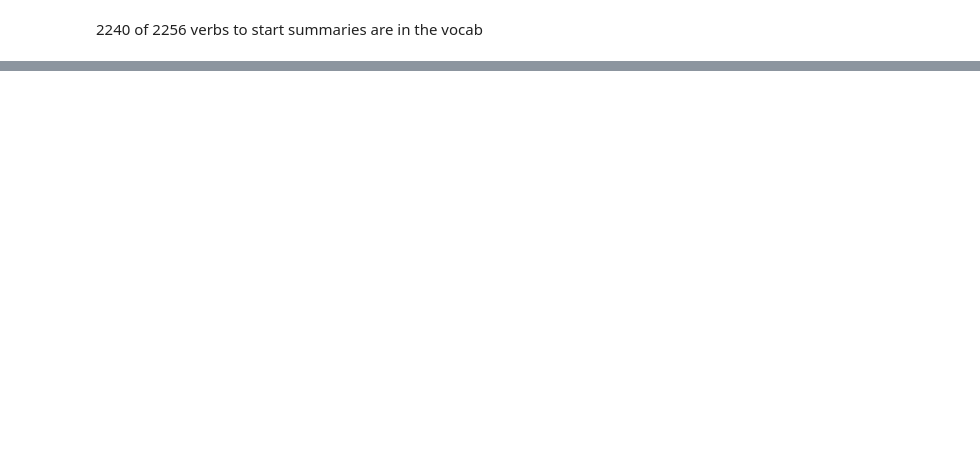
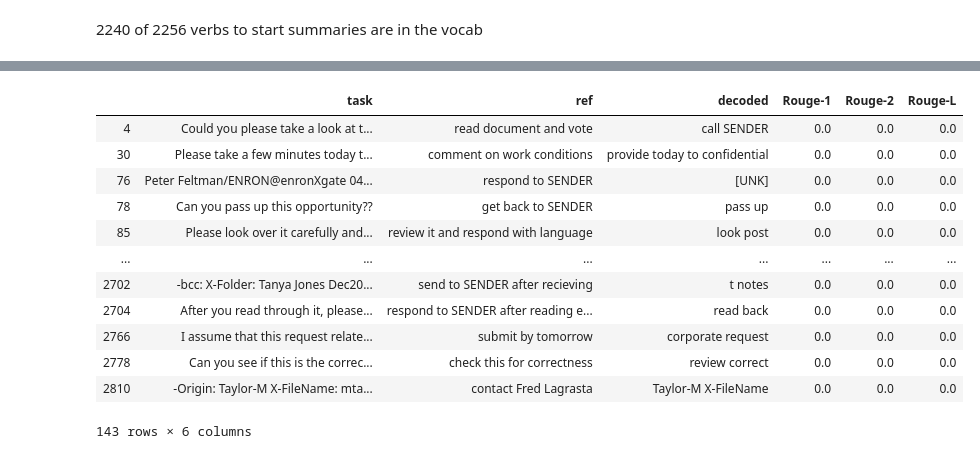
Before and after one commit to georgetao/extraction, a Jupyter notebook: LSTM_Summarizer/train_scratch_rowan.ipynb, the cells around one changed output, grey strips where cells are left out. Cells and saved outputs as stored; diff of their text form; code cells hidden in the pictures; blank space fills up the shorter version.

```diff
--- a/LSTM_Summarizer/train_scratch_rowan.ipynb
+++ b/LSTM_Summarizer/train_scratch_rowan.ipynb
@@ -216,0 +328,16 @@ train_data[~in_vocab]['Summary']
+# %%
+df_bad
+# %% [output]
+|  | task | ref | decoded | Rouge-1 | Rouge-2 | Rouge-L |
+| 4 | Could you please take a look at t... | read document and vote | call SENDER | 0.0 | 0.0 | 0.0 |
+| 30 | Please take a few minutes today t... | comment on work conditions | provide today to confidential | 0.0 | 0.0 | 0.0 |
+| 76 | Peter Feltman/ENRON@enronXgate 04... | respond to SENDER | [UNK] | 0.0 | 0.0 | 0.0 |
+| 78 | Can you pass up this opportunity?? | get back to SENDER | pass up | 0.0 | 0.0 | 0.0 |
+| 85 | Please look over it carefully and... | review it and respond with language | look post | 0.0 | 0.0 | 0.0 |
+| ... | ... | ... | ... | ... | ... | ... |
+| 2702 | -bcc: X-Folder: Tanya Jones Dec20... | send to SENDER after recieving | t notes | 0.0 | 0.0 | 0.0 |
+| 2704 | After you read through it, please... | respond to SENDER after reading e... | read back | 0.0 | 0.0 | 0.0 |
+| 2766 | I assume that this request relate... | submit by tomorrow | corporate request | 0.0 | 0.0 | 0.0 |
+| 2778 | Can you see if this is the correc... | check this for correctness | review correct | 0.0 | 0.0 | 0.0 |
+| 2810 | -Origin: Taylor-M X-FileName: mta... | contact Fred Lagrasta | Taylor-M X-FileName | 0.0 | 0.0 | 0.0 |
+143 rows × 6 columns
```
Also changed, not shown: parts of 28 cells of this notebook, 7 other files.
